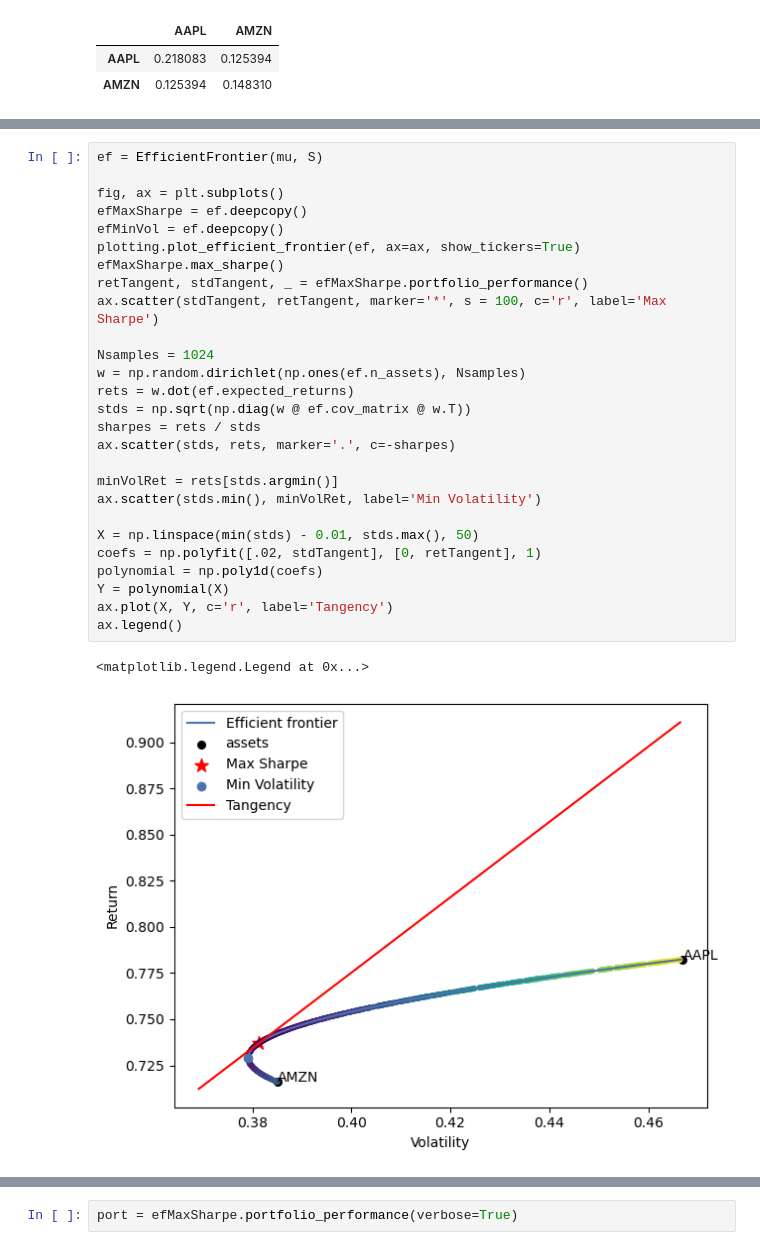
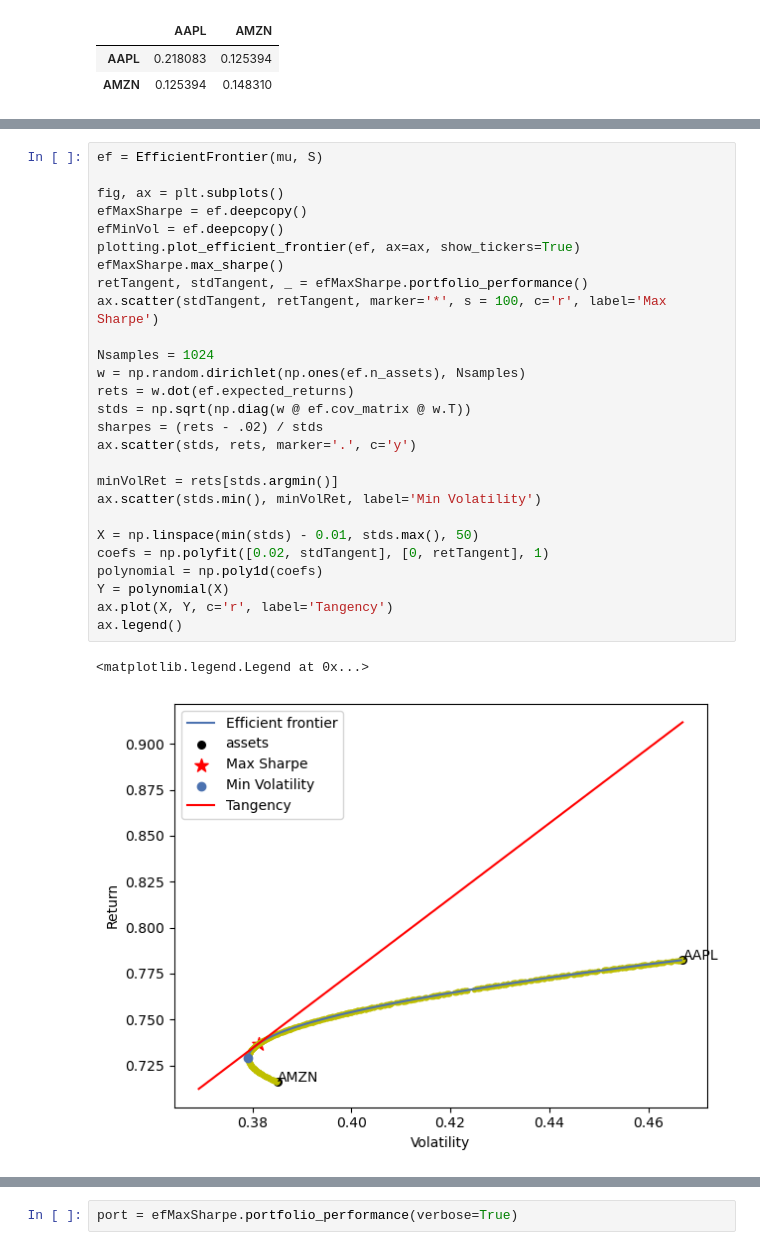
Before and after one commit to teadr1nker/finan, a Jupyter notebook: t3/file3.ipynb, the cells around one changed output, grey strips where cells are left out. Saved outputs shown, nothing was run; the diff lists cells and outputs as text.

```diff
--- a/t3/file3.ipynb
+++ b/t3/file3.ipynb
@@ -74,32 +74,32 @@ np.sqrt(S)
-# %%
-ef = EfficientFrontier(mu, S)
-
-fig, ax = plt.subplots()
-efMaxSharpe = ef.deepcopy()
-efMinVol = ef.deepcopy()
-plotting.plot_efficient_frontier(ef, ax=ax, show_tickers=True)
-efMaxSharpe.max_sharpe()
-retTangent, stdTangent, _ = efMaxSharpe.portfolio_performance()
-ax.scatter(stdTangent, retTangent, marker='*', s = 100, c='r', label='Max Sharpe')
-
-Nsamples = 1024
-w = np.random.dirichlet(np.ones(ef.n_assets), Nsamples)
-rets = w.dot(ef.expected_returns)
-stds = np.sqrt(np.diag(w @ ef.cov_matrix @ w.T))
-sharpes = rets / stds
-ax.scatter(stds, rets, marker='.', c=-sharpes)
-
-minVolRet = rets[stds.argmin()]
-ax.scatter(stds.min(), minVolRet, label='Min Volatility')
-
-X = np.linspace(min(stds) - 0.01, stds.max(), 50)
-coefs = np.polyfit([.02, stdTangent], [0, retTangent], 1)
-polynomial = np.poly1d(coefs)
-Y = polynomial(X)
-ax.plot(X, Y, c='r', label='Tangency')
-ax.legend()
-# %% [output]
-<matplotlib.legend.Legend at 0x...>
-[figure, removed]
+# %%
+ef = EfficientFrontier(mu, S)
+
+fig, ax = plt.subplots()
+efMaxSharpe = ef.deepcopy()
+efMinVol = ef.deepcopy()
+plotting.plot_efficient_frontier(ef, ax=ax, show_tickers=True)
+efMaxSharpe.max_sharpe()
+retTangent, stdTangent, _ = efMaxSharpe.portfolio_performance()
+ax.scatter(stdTangent, retTangent, marker='*', s = 100, c='r', label='Max Sharpe')
+
+Nsamples = 1024
+w = np.random.dirichlet(np.ones(ef.n_assets), Nsamples)
+rets = w.dot(ef.expected_returns)
+stds = np.sqrt(np.diag(w @ ef.cov_matrix @ w.T))
+sharpes = (rets - .02) / stds
+ax.scatter(stds, rets, marker='.', c='y')
+
+minVolRet = rets[stds.argmin()]
+ax.scatter(stds.min(), minVolRet, label='Min Volatility')
+
+X = np.linspace(min(stds) - 0.01, stds.max(), 50)
+coefs = np.polyfit([0.02, stdTangent], [0, retTangent], 1)
+polynomial = np.poly1d(coefs)
+Y = polynomial(X)
+ax.plot(X, Y, c='r', label='Tangency')
+ax.legend()
+# %% [output]
+<matplotlib.legend.Legend at 0x...>
+[figure, added]
 # %%
 plt.clf()
```
Also changed, not shown: parts of 7 cells of this notebook, 2 other files.
